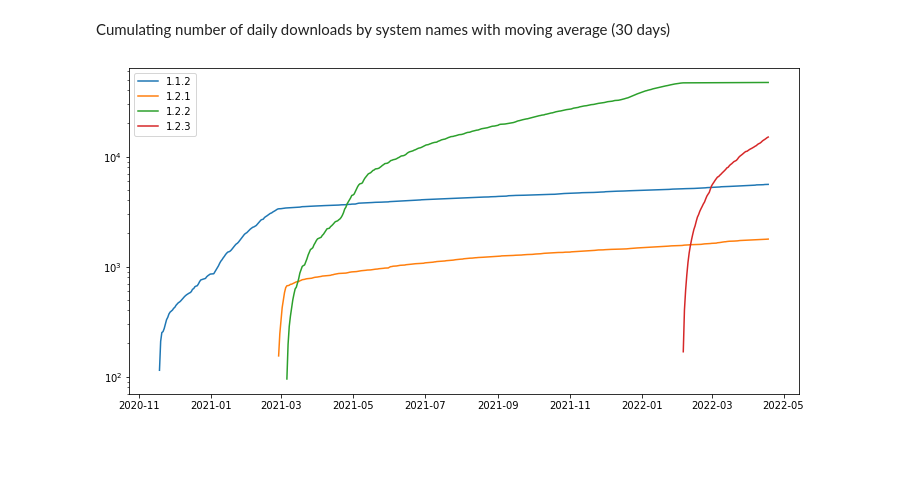
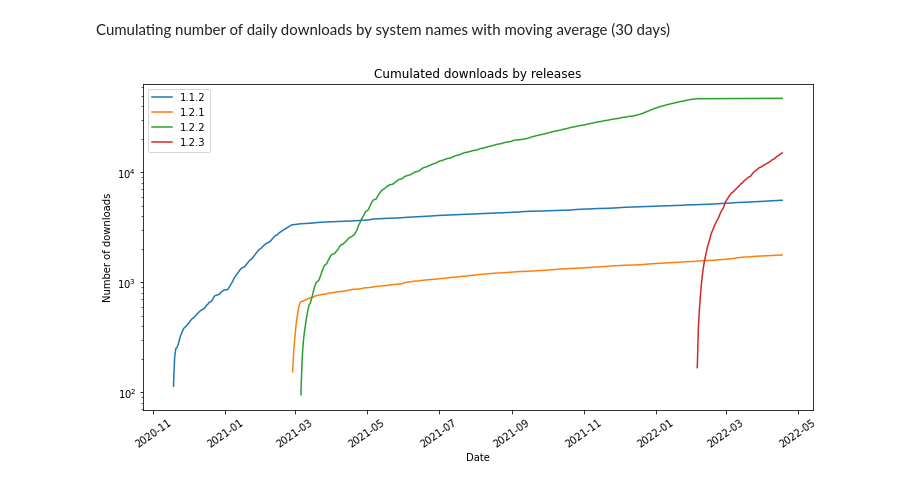
Before and after one commit to sscu-budapest/explorer, a Jupyter notebook: dec-setup/pypi_downloads/intro.ipynb, the cells around one changed output. Saved outputs shown, nothing was run; the diff lists cells and outputs as text; code cells hidden in the pictures; blank space fills up the shorter version.

```diff
--- a/dec-setup/pypi_downloads/intro.ipynb
+++ b/dec-setup/pypi_downloads/intro.ipynb
@@ -135,9 +146,13 @@ source = (
 # %%
 fig, axes = plt.subplots()
 for cat in source.index.get_level_values(1).unique():
     axes.plot(source[:, cat].index, source[:, cat], label=cat)
 axes.legend()
 axes.set_yscale('log')
+plt.title("Cumulated downloads by releases")
+plt.xlabel("Date")
+plt.xticks(rotation = 35)
+plt.ylabel("Number of downloads")
 plt.show()
 # %% [output]
-[figure, old version]
+[figure, new version]
```
Also changed, not shown: parts of 5 cells of this notebook, 1 other file.
